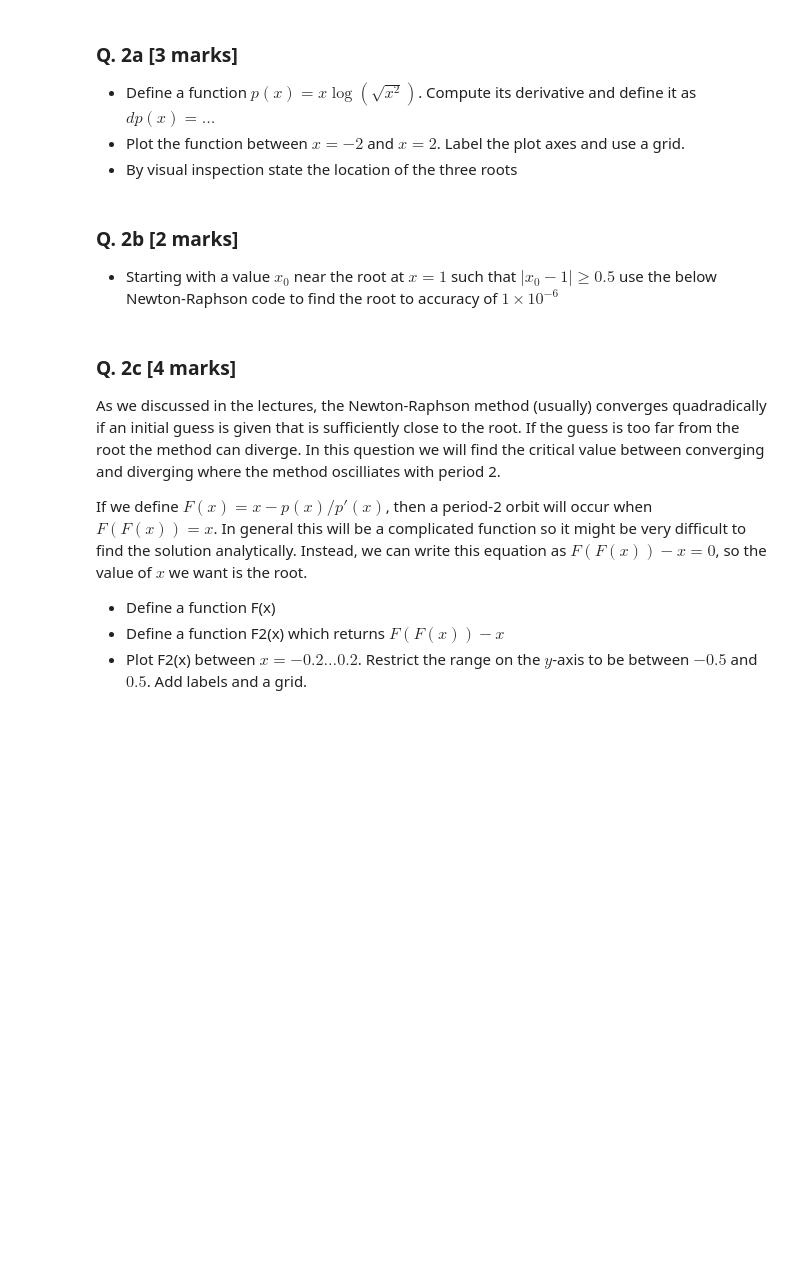
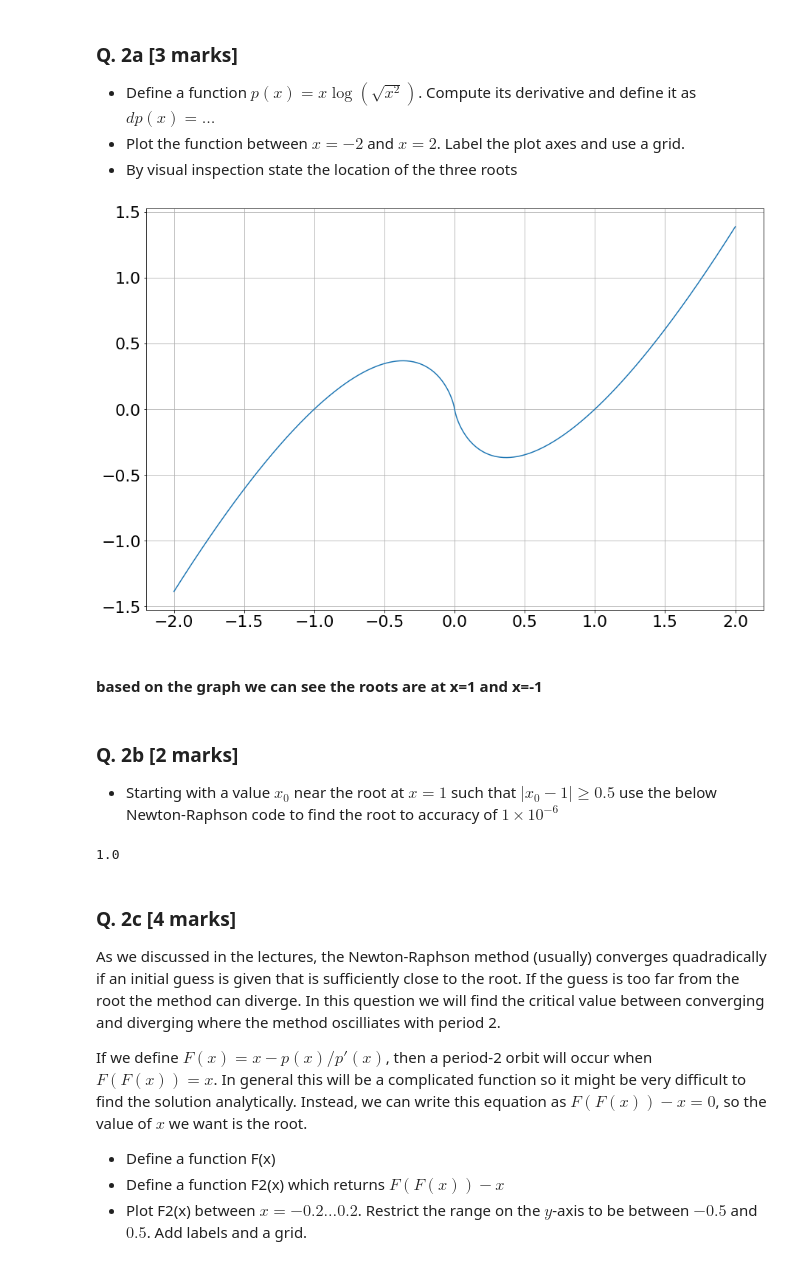
Before and after one commit to sean-roche/acm20030-assignment2, a Jupyter notebook: assignment2.ipynb, the cells around one changed output. Saved outputs shown, nothing was run; the diff lists cells and outputs as text; code cells hidden in the pictures; blank space fills up the shorter version.

```diff
--- a/assignment2.ipynb
+++ b/assignment2.ipynb
@@ -114,6 +114,21 @@ FindRootBisectionImproved(f, 6, 8, 1e-12)
  - Define a function $p(x) = x\log(\sqrt{x^2})$. Compute its derivative and define it as $dp(x) = \dots$
  - Plot the function between $x=-2$ and $x=2$. Label the plot axes and use a grid.
  - By visual inspection state the location of the three roots
+# %%
+def p(x):
+    return x*np.log(np.sqrt(x**2))
+#using the product rule we find that dp(x)= logx + 1
+def dp(x):
+    return np.log(abs(x)) + 1
+#plot function
+X = np.linspace(-2,2,500)
+plt.plot(X, p(X))
+plt.grid()
+plt.show()
+# %% [output]
+[figure, added]
+# %% [markdown]
+#### based on the graph we can see the roots are at x=1 and x=-1
 # %% [markdown]
 ### Q. 2b [2 marks]
  - Starting with a value $x_0$ near the root at $x=1$ such that $|x_0-1| \ge 0.5$ use the below Newton-Raphson code to find the root to accuracy of $1\times10^{-6}$
@@ -128,6 +143,10 @@ def FindRootNewtonRaphson(f, df, x0, tol, printSteps=False):
         if(printSteps):
             print("x_%d = %.14lf" % (count, x0))
     return x0
+# %%
+FindRootNewtonRaphson(p, dp, 1.5, 1e-6)
+# %% [output]
+1.0
 # %% [markdown]
 ### Q. 2c [4 marks]
 As we discussed in the lectures, the Newton-Raphson method (usually) converges quadradically if an initial guess is given that is sufficiently close to the root. If the guess is too far from the root the method can diverge. In this question we will find the critical value between converging and diverging where the method oscilliates with period 2.
```
Also changed, not shown: parts of 6 cells of this notebook.
